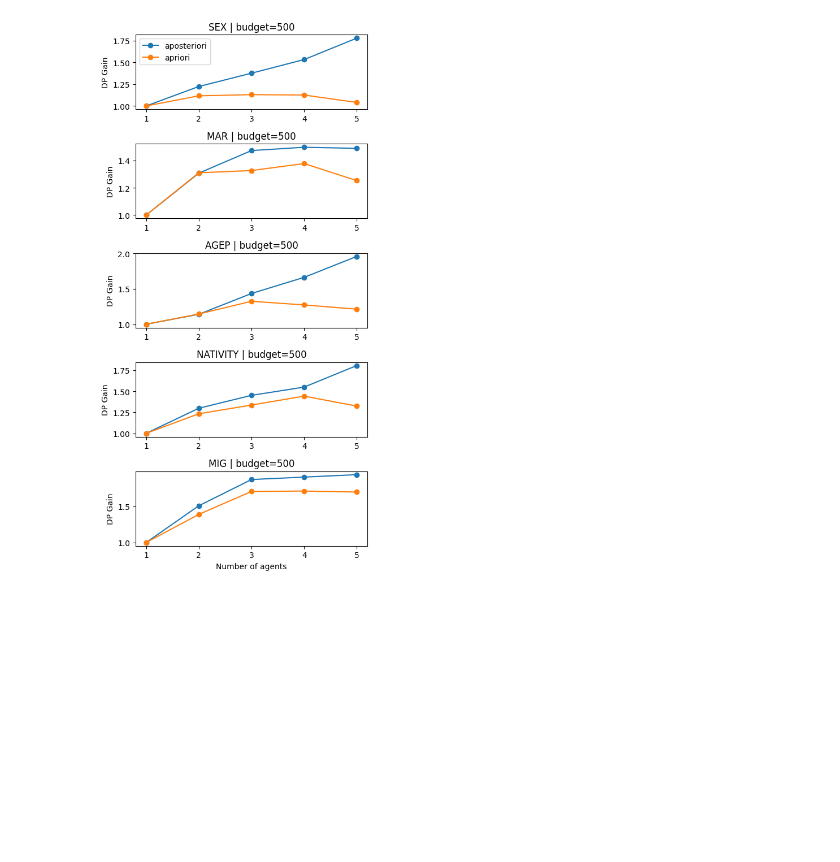
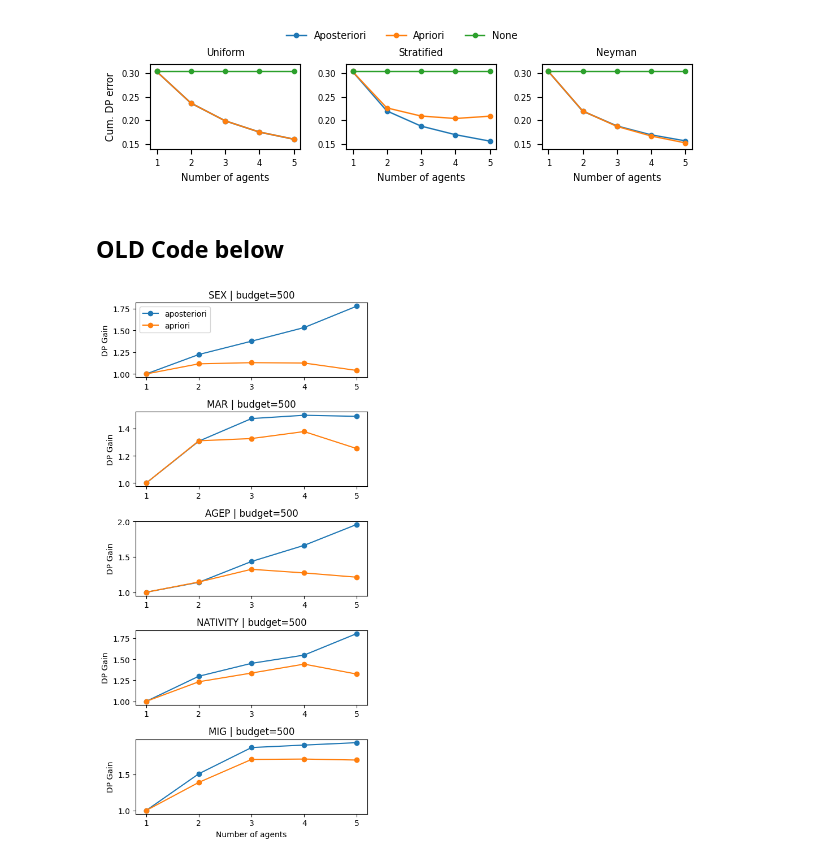
Before and after one commit to sacs-epfl/fairness-audits-with-collaboration, a Jupyter notebook: scripts/combine_multicolab.ipynb, the cells around one changed output. Drawn from its saved outputs; the diff is of its cells as text; code cells hidden in the pictures; blank space fills up the shorter version.

```diff
--- a/scripts/combine_multicolab.ipynb
+++ b/scripts/combine_multicolab.ipynb
@@ -122,0 +151,64 @@ for i in range(n):
+# %%
+s = 7
+params = {
+   'legend.fontsize': s,
+   'xtick.labelsize': 6,
+   'ytick.labelsize': 6,
+   'axes.labelsize': s,
+   'text.usetex': False,
+   # 'figure.figsize': [1.3, 1.1],
+   'figure.figsize': [7, 1.1],
+   'lines.linewidth': 1,
+   'lines.markersize': 3,
+   'axes.titlesize': s,
+   }
+
+# set rc params
+plt.rcParams.update(params)
+# no background for the legend
+plt.rc('legend', frameon=False)    # no background for the legend
+# %%
+# create 1 x 3 figure
+fig, axs = plt.subplots(1, 3)
+
+# plot none, apriori, aposteriori for uniform
+axs[0].plot(range(1, n+1), uniform_cum_aposteriori_dps, 'o-', label='Aposteriori')
+axs[0].plot(range(1, n+1), uniform_cum_apriori_dps, 'o-', label='Apriori')
+axs[0].plot(range(1, n+1), uniform_cum_none_dps, 'o-', label='None')
+
+axs[0].set_xlabel('Number of agents')
+axs[0].set_ylabel('Cum. DP error')
+axs[0].set_title('Uniform')
+
+# plot none, apriori, aposteriori for stratified
+axs[1].plot(range(1, n+1), stratified_cum_aposteriori_dps, 'o-', label='Aposteriori')
+axs[1].plot(range(1, n+1), stratified_cum_apriori_dps, 'o-', label='Apriori')
+axs[1].plot(range(1, n+1), stratified_cum_none_dps, 'o-', label='None')
+
+axs[1].set_xlabel('Number of agents')
+axs[1].set_title('Stratified')
+
+# plot none, apriori, aposteriori for neyman
+axs[2].plot(range(1, n+1), neyman_cum_aposteriori_dps, 'o-', label='Aposteriori')
+axs[2].plot(range(1, n+1), neyman_cum_apriori_dps, 'o-', label='Apriori')
+axs[2].plot(range(1, n+1), neyman_cum_none_dps, 'o-', label='None')
+
+axs[2].set_xlabel('Number of agents')
+axs[2].set_title('Neyman')
+
+# add legend outside of plot in the center
+axs[0].legend(bbox_to_anchor=(2.5, 1.5), loc='upper right', ncol=3)
+
+# add some space between plots
+plt.subplots_adjust(wspace=0.3)
+
+# set ylim (0.14, 0.32) for all plots
+y_min = 0.14; y_max = 0.32
+for ax in axs:
+    ax.set_ylim(y_min, y_max)
+
+# save figure
+plot_name = f'gc_multicolab.pdf'
+# plt.savefig(f'../results/plots/{plot_name}', bbox_inches='tight', dpi=300)
+# %% [output]
+[figure, added]
@@ -123,3 +246,5 @@ for i in range(n):
+# %% [markdown]
+## OLD Code below
 # %%
 # compute_gain_ratio
 gain_ratio_apriori = [[] for _ in range(n)]
```
Also changed, not shown: parts of 10 cells of this notebook, 1 other file.
